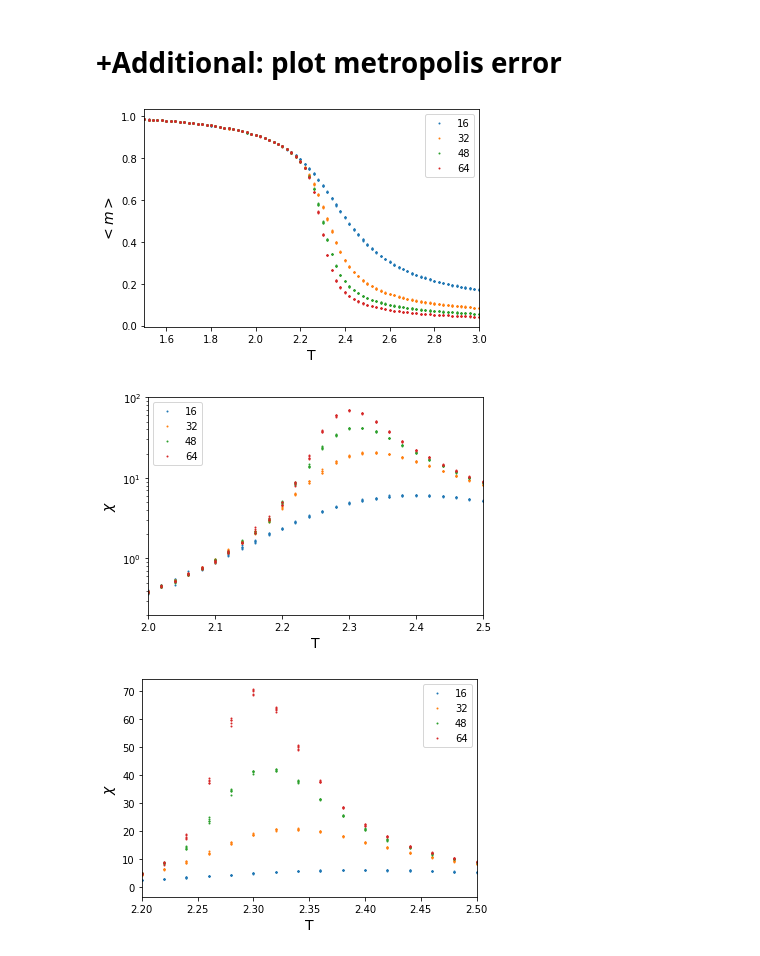
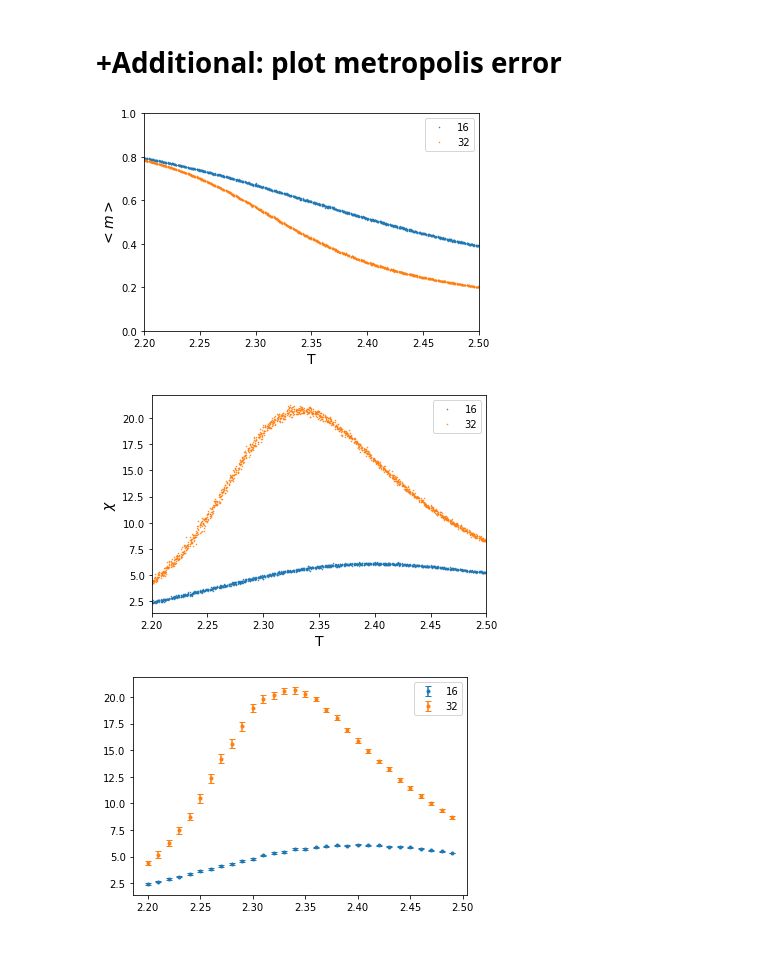
Before and after one commit to aadeliee22/MCMCIsing_SLMC, a Jupyter notebook: python/2nd/plot_cluster.ipynb, the cells around one changed output. Saved outputs shown, nothing was run; the diff lists cells and outputs as text; code cells hidden in the pictures.

```diff
--- a/python/2nd/plot_cluster.ipynb
+++ b/python/2nd/plot_cluster.ipynb
@@ -245,28 +245,31 @@ T_c = 2.2682600580781407 +/- 0.004183748218944384
 [figure]
 # %% [markdown]
 # +Additional: plot metropolis error
-# %%
-g=pd.read_csv('metropolis16324864.txt', sep=' ', header=0)
-gg=[]
-for i in range (4):
-    gg.append(g.loc[380*i:380*(1+i)-1])
+# %%
+g=[]
+g.append(pd.read_csv('met_center_16.txt', sep=' ', header=0))
+g.append(pd.read_csv('met_center_32.txt', sep=' ', header=0))
+#g.append(pd.read_csv('met_center48.txt', sep=' ', header=0))
+#f.append(pd.read_csv('wolff_64.txt', sep=' ', header=0))
+#f.append(pd.read_csv('wolff_center_80.txt', sep=' ', header=0))
+gerr=pd.read_csv('met_error.txt', sep=' ', header=0)
+cases=len(g)
 # %%
 for i in range (cases):
-    plt.plot(gg[i].temperature, gg[i].m, '.', markersize=2, label=16*(1+i))
+    plt.plot(g[i].temperature, g[i].m, '.', markersize=1, label=16*(1+i))
 plt.xlabel('T', fontsize=14)
 plt.ylabel('$<m>$', fontsize=14)
-plt.xlim(1.5, 3)
+plt.xlim(2.2, 2.5)
+plt.ylim(0, 1)
 plt.legend()
 plt.show()
 for i in range (cases):
-    plt.plot(gg[i].temperature, gg[i].mag_sus, '.', markersize=2, label=16*(1+i))
+    plt.plot(g[i].temperature, g[i].mag_sus, '.', markersize=1, label=16*(1+i))
 plt.xlabel('T', fontsize=14)
 plt.ylabel('$\chi$', fontsize=14)
-plt.xlim(2, 2.5)
-plt.ylim(0.2, 100)
-plt.yscale('log')
+plt.xlim(2.2, 2.5)
 plt.legend()
 plt.show()
 # %% [output]
-[figure, old version]
+[figure, new version]
-[figure, old version]
+[figure, new version]
@@ -273,10 +287,8 @@ plt.show()
 # %%
 for i in range (cases):
-    plt.plot(gg[i].temperature, gg[i].mag_sus, '.', markersize=2, label=16*(1+i))
-plt.xlabel('T', fontsize=14)
-plt.ylabel('$\chi$', fontsize=14)
-plt.xlim(2.2, 2.5)
+    plt.errorbar(gg[i][0][index%10==0], gg[i][2][index%10==0], yerr=gerr.err_ms[0+300*i:300+300*i][index%10==0],
+                 marker=".", linestyle="", capsize=3, label=16*(1+i))
 plt.legend()
 plt.show()
 # %% [output]
-[figure, old version]
+[figure, new version]
```
Also changed, not shown: parts of 3 cells of this notebook, 8 other files.
